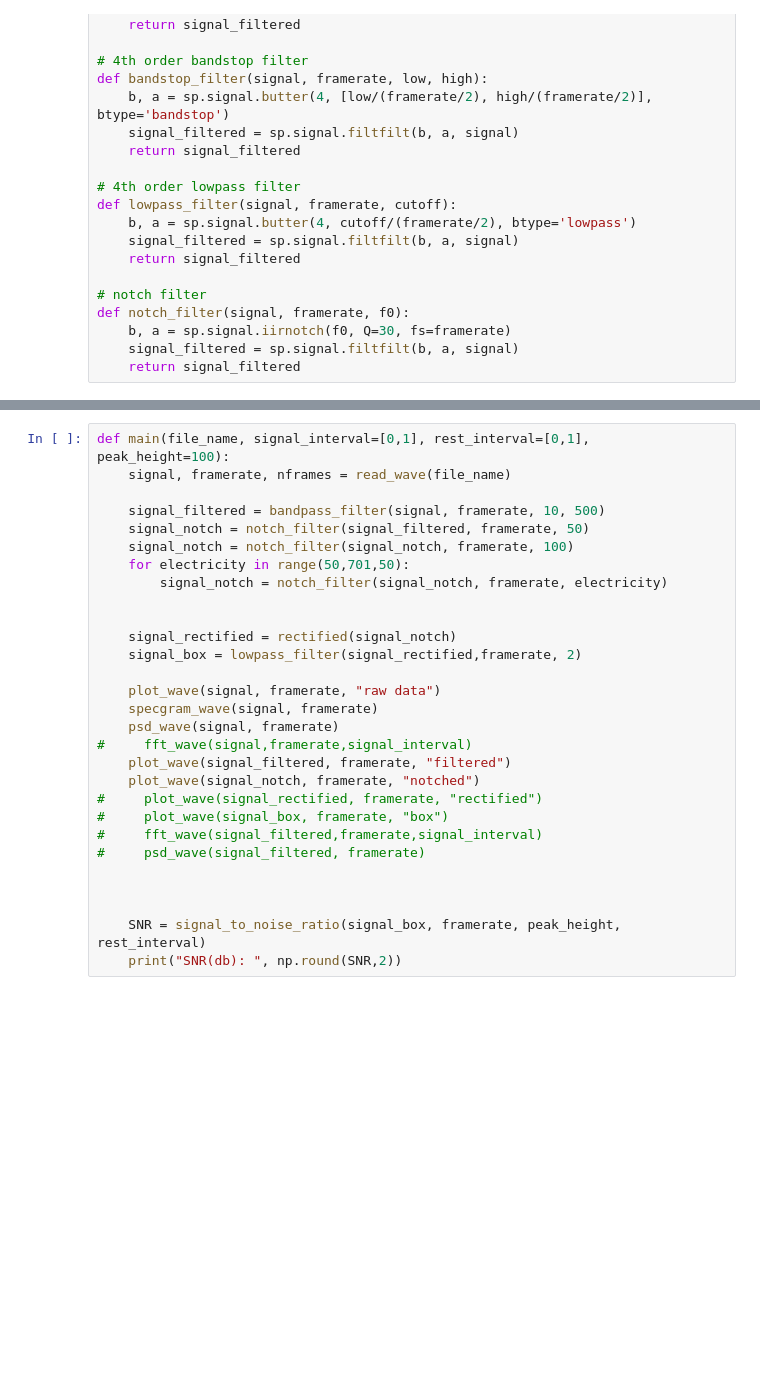
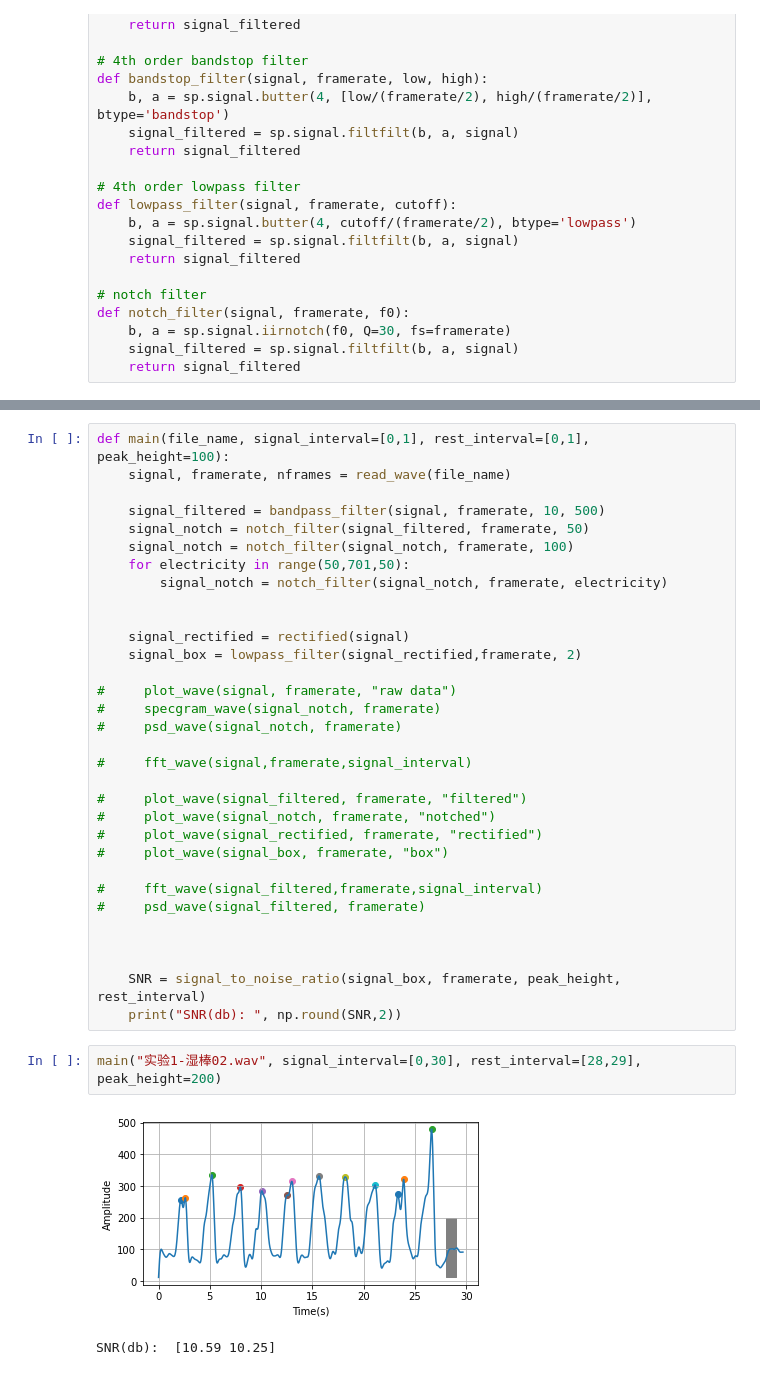
Before and after one commit to mumumli/BN5209, a Jupyter notebook: EMG_recording/EMG_recording_experiment1.ipynb, the cells around one changed output, grey strips where cells are left out. Cells and saved outputs as stored; diff of their text form; blank space fills up the shorter version.

```diff
--- a/EMG_recording/EMG_recording_experiment1.ipynb
+++ b/EMG_recording/EMG_recording_experiment1.ipynb
@@ -154,17 +154,20 @@ def main(file_name, signal_interval=[0,1], rest_interval=[0,1], peak_height=100)
         signal_notch = notch_filter(signal_notch, framerate, electricity)
 
 
-    signal_rectified = rectified(signal_notch)
+    signal_rectified = rectified(signal)
     signal_box = lowpass_filter(signal_rectified,framerate, 2)
 
-    plot_wave(signal, framerate, "raw data")
-    specgram_wave(signal, framerate)
-    psd_wave(signal, framerate)
+#     plot_wave(signal, framerate, "raw data")
+#     specgram_wave(signal_notch, framerate)
+#     psd_wave(signal_notch, framerate)
+
 #     fft_wave(signal,framerate,signal_interval)
-    plot_wave(signal_filtered, framerate, "filtered")
-    plot_wave(signal_notch, framerate, "notched")
+
+#     plot_wave(signal_filtered, framerate, "filtered")
+#     plot_wave(signal_notch, framerate, "notched")
 #     plot_wave(signal_rectified, framerate, "rectified")
 #     plot_wave(signal_box, framerate, "box")
+
 #     fft_wave(signal_filtered,framerate,signal_interval)
 #     psd_wave(signal_filtered, framerate)
 
@@ -172,3 +175,8 @@ def main(file_name, signal_interval=[0,1], rest_interval=[0,1], peak_height=100)
 
     SNR = signal_to_noise_ratio(signal_box, framerate, peak_height, rest_interval)
     print("SNR(db): ", np.round(SNR,2))
+# %%
+main("实验1-湿棒02.wav", signal_interval=[0,30], rest_interval=[28,29], peak_height=200)
+# %% [output]
+[figure, added]
+SNR(db):  [10.59 10.25]
```
Also changed, not shown: parts of 3 cells of this notebook, 6 other files.
